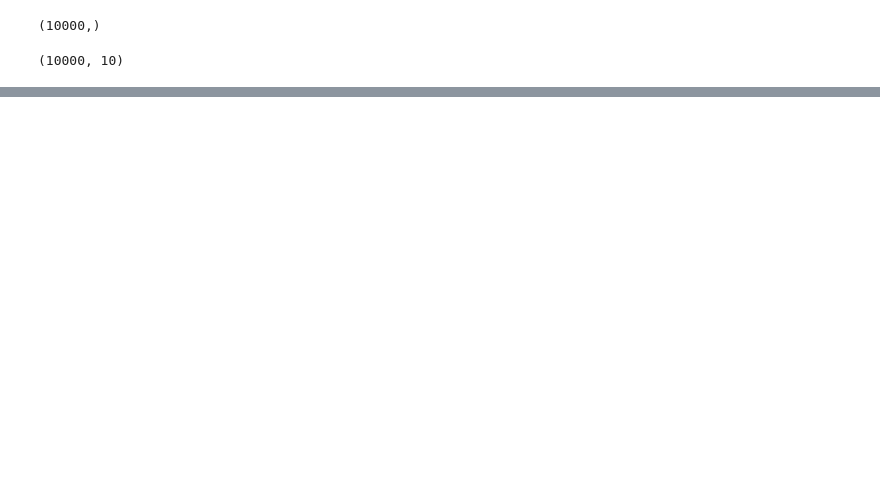
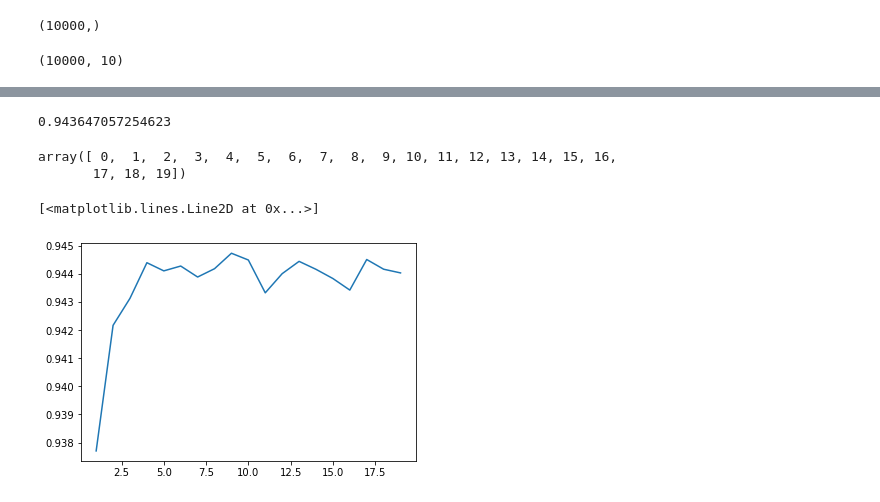
Before and after one commit to ailunguo/Project, a Jupyter notebook: Machine Learning----4/test4.ipynb, the cells around one changed output, grey strips where cells are left out. Cells and saved outputs as stored; diff of their text form; code cells hidden in the pictures; blank space fills up the shorter version.

```diff
--- a/Machine Learning----4/test4.ipynb
+++ b/Machine Learning----4/test4.ipynb
@@ -102,0 +112,5 @@ plt.scatter(x[:, 0], x[:, 1], c=y)
+# %%
+X_train,X_test,y_train,y_test= train_test_split(x,y,test_size=0.3,random_state=42)
+# %%
+%time  # 统计代码运行时间
+y_pre = clf.fit_predict(X_train, y_train, X_test)
@@ -102,0 +120,24 @@ plt.scatter(x[:, 0], x[:, 1], c=y)
+# %%
+roc_auc_score(y_test, y_pre)
+# %% [output]
+0.943647057254623
+# %%
+# 查看分类器个数对结果产生的影响
+cluster_num = np.arange(20)
+# %%
+cluster_num
+# %% [output]
+array([ 0,  1,  2,  3,  4,  5,  6,  7,  8,  9, 10, 11, 12, 13, 14, 15, 16,
+       17, 18, 19])
+# %%
+score_lt = []
+clf_ = construct_clf('DTree')
+for i in cluster_num[1:]:
+    clf = AdaBoostM1(clf_, i)
+    y_pre = clf.fit_predict(X_train, y_train, X_test)
+    score = roc_auc_score(y_test, y_pre)
+    score_lt.append(score)
+plt.plot(cluster_num[1:], score_lt)
+# %% [output]
+[<matplotlib.lines.Line2D at 0x...>]
+[figure, added]
```
Also changed, not shown: parts of 10 cells of this notebook.
